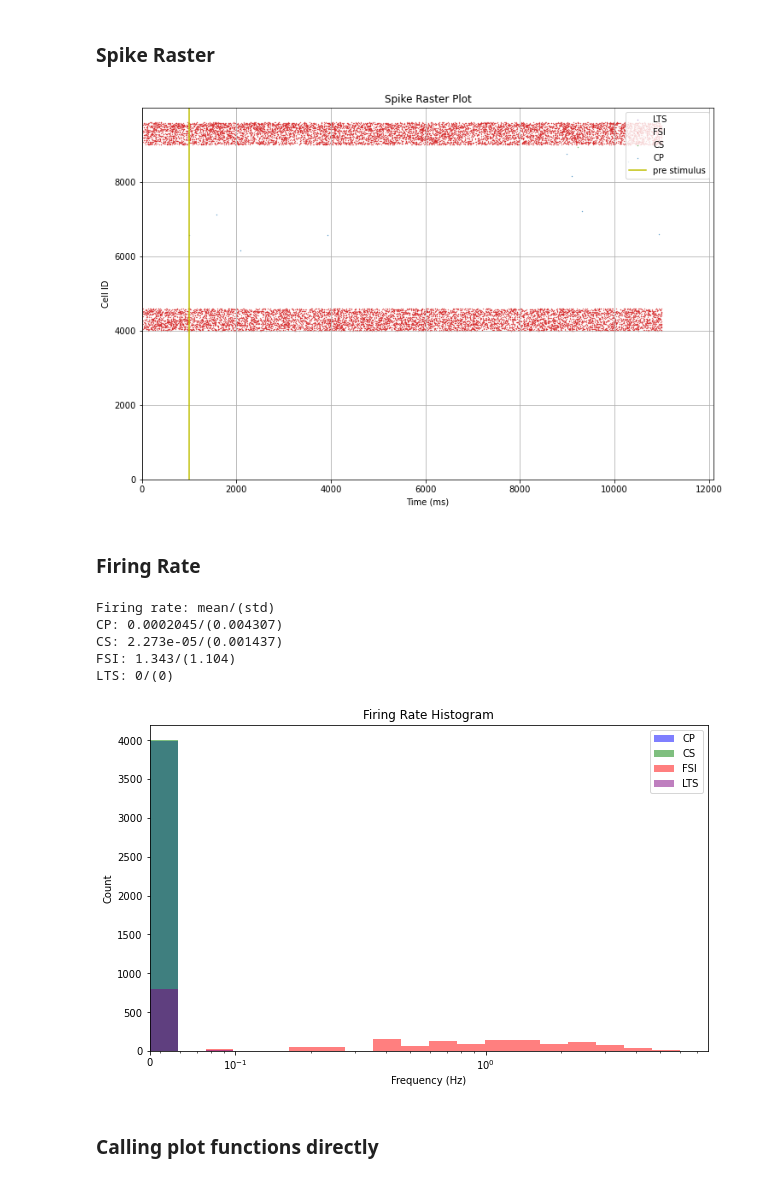
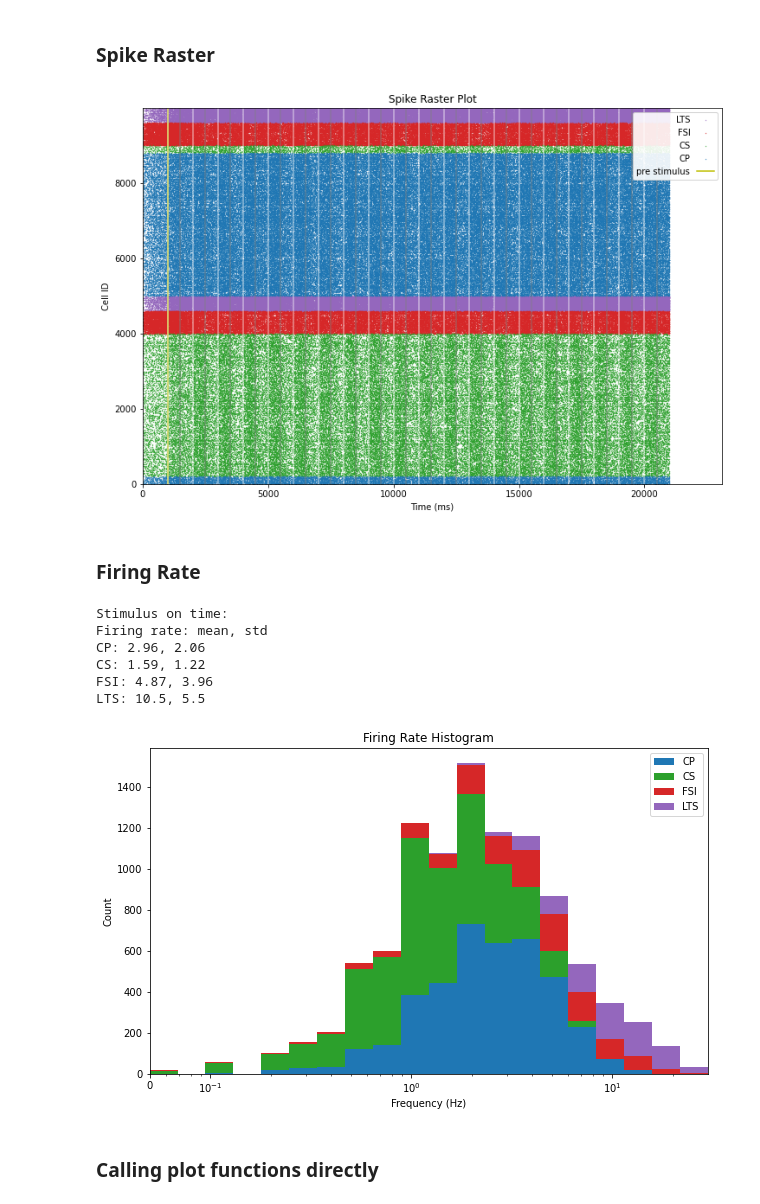
Before and after one commit to chenziao/M1ten_thousand, a Jupyter notebook: Analysis/Analyze_Spikes.ipynb, the cells around one changed output. Drawn from its saved outputs; the diff is of its cells as text; code cells hidden in the pictures.

Commit message:
Add scripts and functions for model tunning

```diff
--- a/Analysis/Analyze_Spikes.ipynb
+++ b/Analysis/Analyze_Spikes.ipynb
@@ -4,26 +4,28 @@ import pandas as pd
 import matplotlib.pyplot as plt
 import h5py
 import os
-import sys
+import analysis # enable import from model folder
 from bmtool.util import util
 from bmtk.simulator import bionet
 
-MODEL_PATH = os.path.join('..', 'M1Focus')
-sys.path.append(MODEL_PATH)
-from build_input import get_populations, t_stop, t_start, on_time, off_time
+from build_input import get_populations, get_stim_cycle, t_start, on_time, off_time
 import plot
 
-TRIAL_NAME = "baseline_test_0"
+TRIAL_NAME = "short_test_22"
 RESULT_PATH = "simulation_results"
 TRIAL_PATH = os.path.join(RESULT_PATH, TRIAL_NAME)
-
-isbaseline = True
 # %%
+isbaseline = 'baseline' in TRIAL_NAME
+if isbaseline:
+    config_file = 'config.json'
+else:
+    config_file = 'config_short.json' if 'short' in TRIAL_NAME else 'config_long.json'
+
 spike_file = os.path.join('..', 'Analysis', TRIAL_PATH, 'spikes.h5')
-config_file = os.path.join(MODEL_PATH, 'config.json')
+config_file = os.path.join('..', 'M1Focus', config_file)
 
-pop_color = {'CP': 'blue', 'CS': 'green', 'FSI': 'red', 'LTS': 'purple'}
-pop_names = list(pop_color.keys())
+pop_color = plot.pop_color
+pop_names = plot.pop_names
 # %% [markdown]
 ### Spike Raster
 # %%
@@ -40,43 +42,58 @@ with h5py.File(spike_file) as f:
         'timestamps': f['spikes'][network_name]['timestamps']
     })
     spikes_df.sort_values(by='timestamps', inplace=True, ignore_index=True)
+# %%
+if not isbaseline:
+    t_cycle, n_cycle = get_stim_cycle(on_time, off_time, t_start, t_stop)
+    window = t_start + np.array([[0, on_time]])
+    windows = (window + t_cycle * np.arange(n_cycle).reshape(n_cycle, 1))
+else:
+    windows = np.array([[0., t_stop]])
 # %%
 spikes_df['pop_name'] = cortex_df.loc[spikes_df['node_ids'], 'pop_name'].values
 pop_spike = get_populations(spikes_df, pop_names)
 
 fig, ax = plt.subplots(1, 1, figsize=(12, 8))
 plot.raster(pop_spike, pop_color, ax=ax)
 plt.axvline(t_start * 1000, color='y', label='pre stimulus')
-plt.legend(loc='upper right')
+if not isbaseline:
+    for win in windows:
+        plt.axvline(win[0] * 1000, color='white', alpha=0.5)
+        plt.axvline(win[1] * 1000, color='gray', alpha=0.5)
+plt.legend(loc='upper right', framealpha=0.9, markerfirst=False)
 plt.xlim([0, 1.1 * spikes_df['timestamps'].max()])
 plt.ylim([cortex_df.index.min(), cortex_df.index.max()])
 plt.show()
 # %% [output]
-[figure, old version]
+[figure, new version]
 # %% [markdown]
 ### Firing Rate
 # %%
-frs = plot.firing_rate(spikes_df, num_cells=len(cortex_df), time_windows=(0., t_stop))
+frs = plot.firing_rate(spikes_df, num_cells=len(cortex_df), time_windows=windows)
 Cortex_nodes = get_populations(cortex_df, pop_names, only_id=True)
 pop_fr = {p: frs[nid] for p, nid in Cortex_nodes.items()}
 
-print('Firing rate: mean/(std)')
+if not isbaseline:
+    print('Stimulus on time: ')
+
+print('Firing rate: mean, std')
 for p, fr in pop_fr.items():
-    print(f'{p}: {fr.mean():.4g}/({fr.std():.4g})')
+    print(f'{p}: {fr.mean():.3g}, {fr.std():.3g}')
 # %% [output]
-Firing rate: mean/(std)
-CP: 0.0002045/(0.004307)
-CS: 2.273e-05/(0.001437)
-FSI: 1.343/(1.104)
-LTS: 0/(0)
+Stimulus on time:
+Firing rate: mean, std
+CP: 2.96, 2.06
+CS: 1.59, 1.22
+FSI: 4.87, 3.96
+LTS: 10.5, 5.5
 # %%
-min_fr = 0.5 / plot.total_duration((0., t_stop))
+min_fr = 0.5 / plot.total_duration(windows)
 fig, ax = plt.subplots(1, 1, figsize=(10, 6))
 plot.firing_rate_histogram(pop_fr, pop_color, bins=20, min_fr=min_fr,
-                      logscale=True, stacked=False, ax=ax)
+                      logscale=True, stacked=True, ax=ax)
 plt.show()
 # %% [output]
-[figure, old version]
+[figure, new version]
 # %% [markdown]
 ### Calling plot functions directly
 # %%
```
Also changed, not shown: parts of 1 cell of this notebook, 28 other files.
